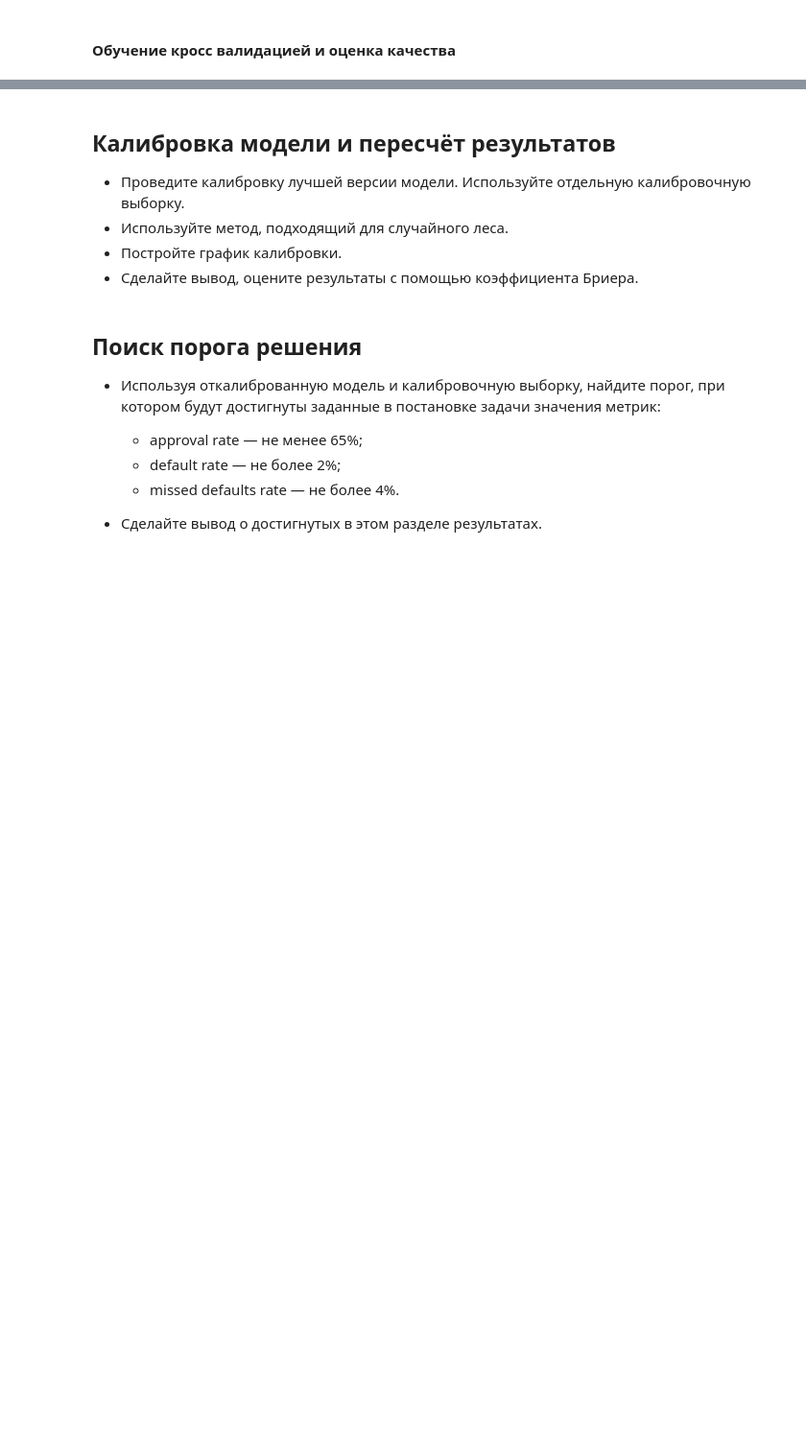
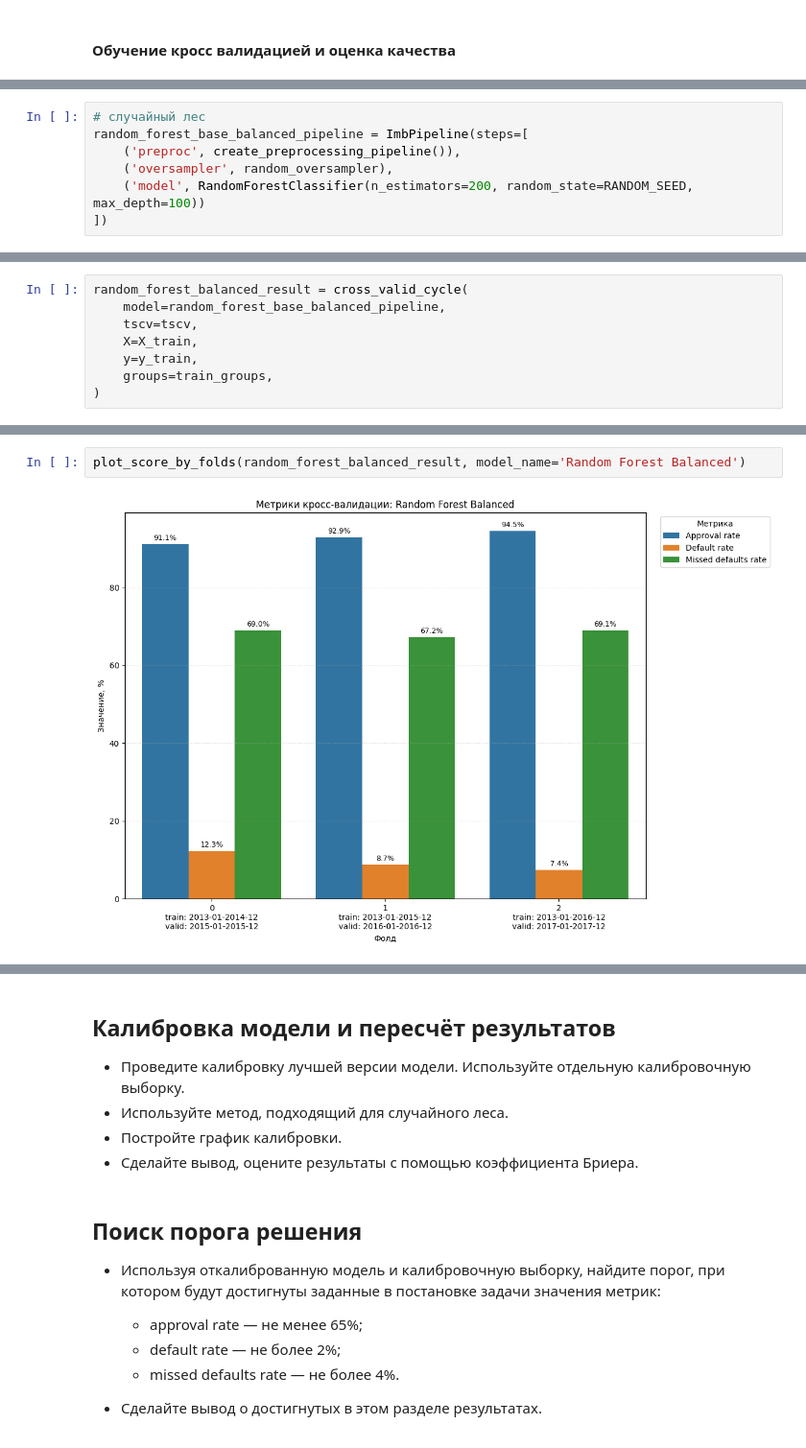
Before and after one commit to Plakhotniuk/practicum_ds, a Jupyter notebook: ml/random_forest/project.ipynb, the cells around one changed output, grey strips where cells are left out. Shown at 96% size. Cells and saved outputs as stored; diff of their text form; blank space fills up the shorter version.

```diff
--- a/ml/random_forest/project.ipynb
+++ b/ml/random_forest/project.ipynb
@@ -836,0 +1361,7 @@ logreg_base_result = cross_valid_cycle(
+# %%
+# случайный лес
+random_forest_base_balanced_pipeline = ImbPipeline(steps=[
+    ('preproc', create_preprocessing_pipeline()),
+    ('oversampler', random_oversampler),
+    ('model', RandomForestClassifier(n_estimators=200, random_state=RANDOM_SEED, max_depth=100))
+])
@@ -836,0 +1396,8 @@ logreg_base_result = cross_valid_cycle(
+# %%
+random_forest_balanced_result = cross_valid_cycle(
+    model=random_forest_base_balanced_pipeline,
+    tscv=tscv,
+    X=X_train,
+    y=y_train,
+    groups=train_groups,
+)
@@ -836,0 +1408,4 @@ logreg_base_result = cross_valid_cycle(
+# %%
+plot_score_by_folds(random_forest_balanced_result, model_name='Random Forest Balanced')
+# %% [output]
+[figure, added]
```
Also changed, not shown: parts of 58 cells of this notebook.
